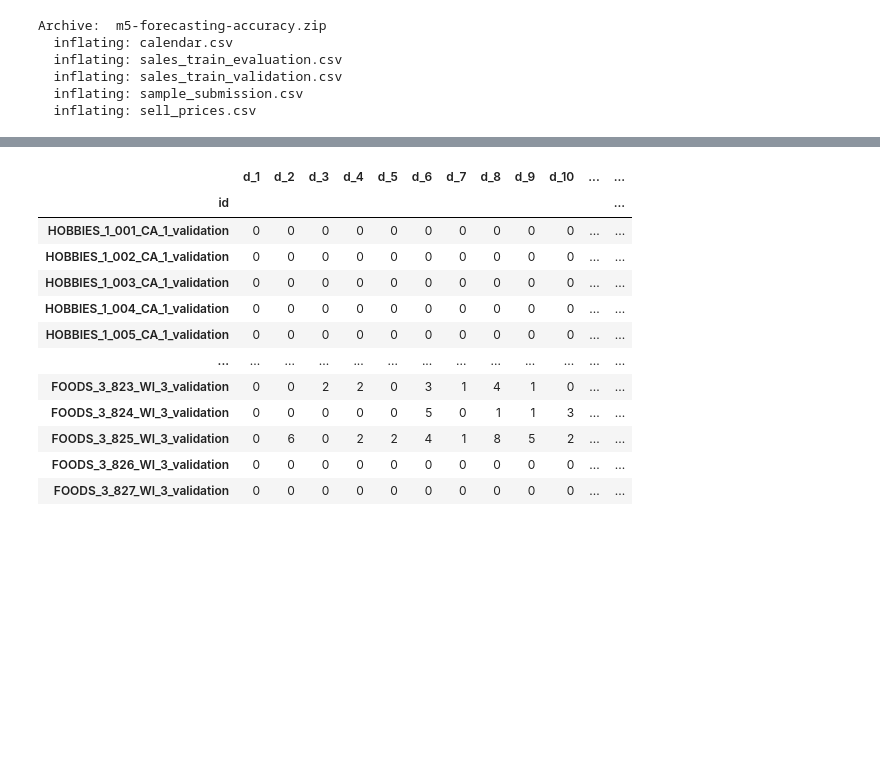
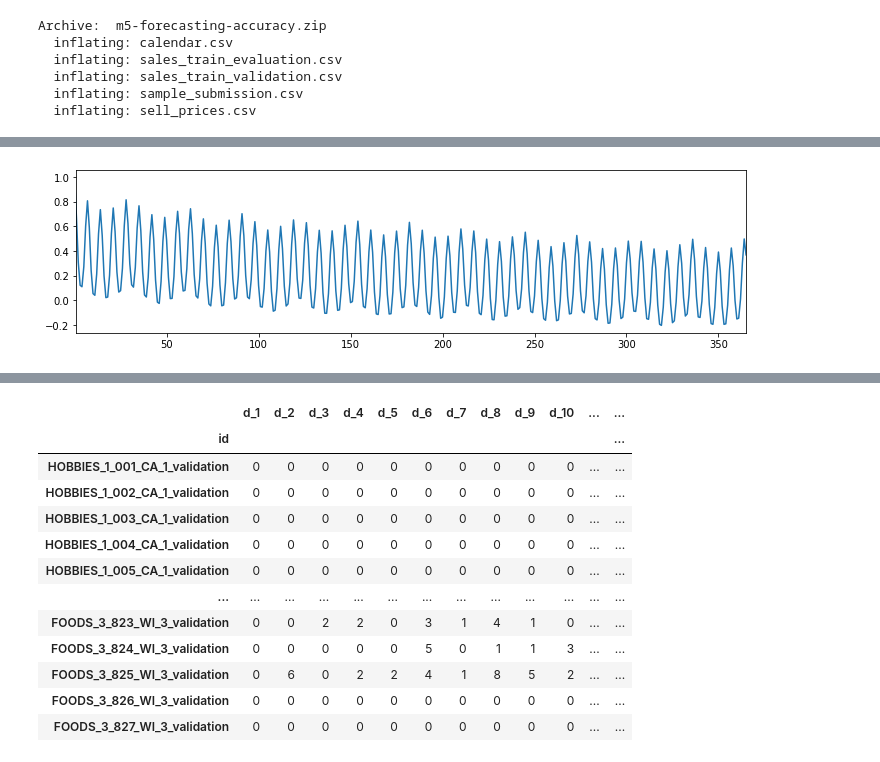
Before and after one commit to jmiller558/Capstone, a Jupyter notebook: JM_Workbook.ipynb, the cells around one changed output, grey strips where cells are left out. Saved outputs shown, nothing was run; the diff lists cells and outputs as text; code cells hidden in the pictures; blank space fills up the shorter version.

```diff
--- a/JM_Workbook.ipynb
+++ b/JM_Workbook.ipynb
@@ -66,3 +86,19 @@ prices = pd.read_csv('Data/sell_prices.csv')
 # %%
+import statsmodels.api as sm
 time_series = train.set_index("id")
+time_series_sales = time_series.iloc[:,5:]
+time_series_array = time_series_sales.to_numpy()
+time_series_array_sum = np.sum(time_series_array,axis=0)
+
+def acf2(x, n_lags):
+    return sm.tsa.stattools.acf(x, nlags=n_lags)
+
+total_acf_df = pd.DataFrame(list(acf2(time_series_array_sum,365)))
+
+plt.figure(figsize=(12, 3))
+plt.xlim((1, 365))
+plt.plot(total_acf_df)
+plt.show()
+# %% [output]
+[figure, added]
 # %%
```
Also changed, not shown: parts of 44 cells of this notebook.
